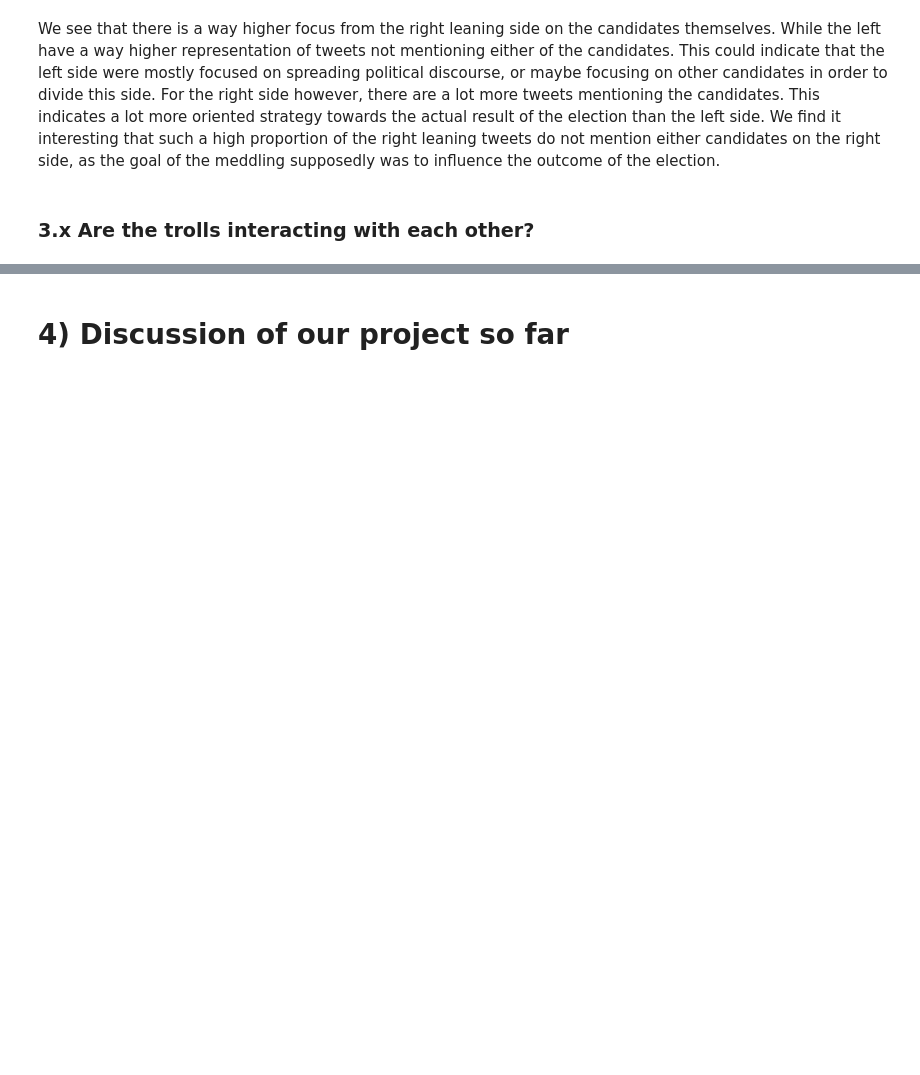
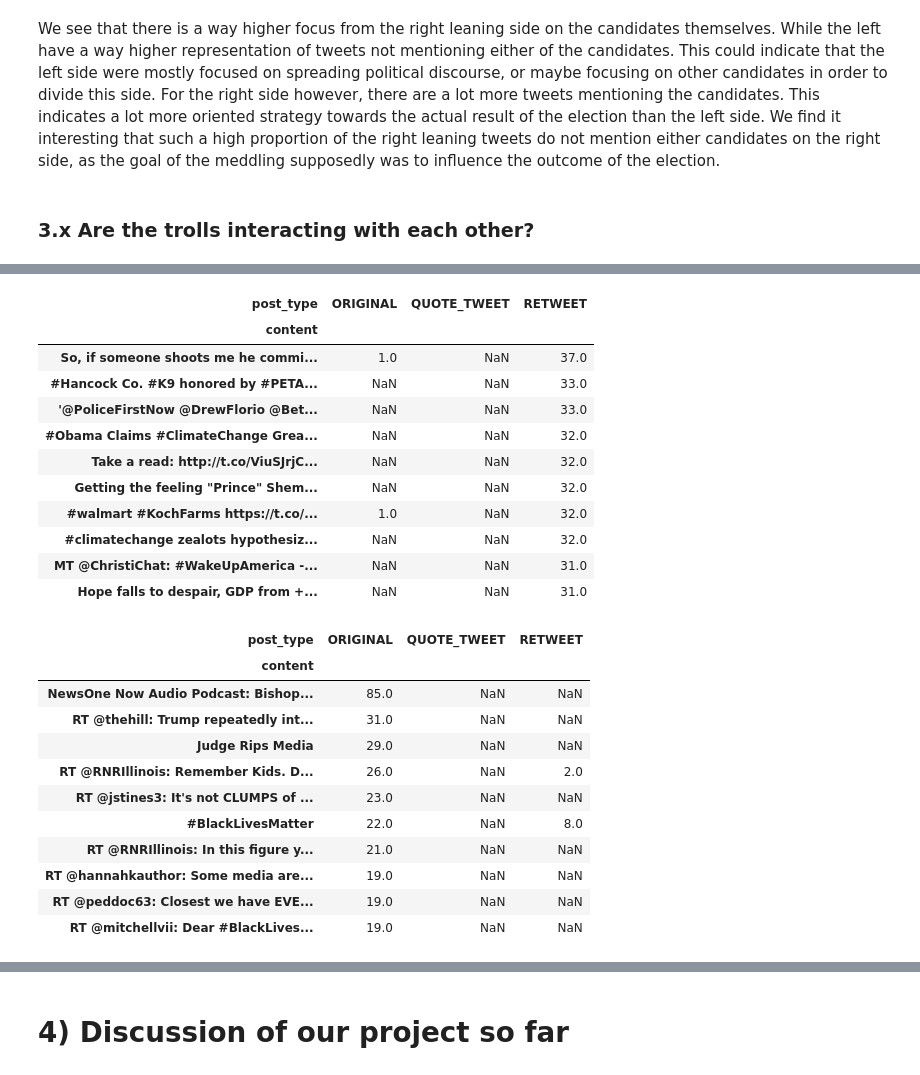
Before and after one commit to haakonms/ADAproject, a Jupyter notebook: Milestone2.ipynb, the cells around one changed output, grey strips where cells are left out. Saved outputs shown, nothing was run; the diff lists cells and outputs as text; code cells hidden in the pictures; blank space fills up the shorter version.

```diff
--- a/Milestone2.ipynb
+++ b/Milestone2.ipynb
@@ -637,0 +668,34 @@ We see that there is a way higher focus from the right leaning side on the candi
+# %%
+#Count of the same content based with post type on columns
+with_post_type = without_same_tweet_author.groupby(["content","post_type"]).size().to_frame().unstack(level=-1)
+with_post_type.columns = with_post_type.columns.droplevel()
+#sort by common retweet and display, then do same for original tweets
+with_post_type = with_post_type.sort_values("RETWEET",ascending=False)
+display(with_post_type.head(10))
+with_post_type = with_post_type.sort_values("ORIGINAL",ascending=False)
+display(with_post_type.head(10))
+# %% [output]
+| post_type | ORIGINAL | QUOTE_TWEET | RETWEET |
+| content |  |  |  |
+| So, if someone shoots me he commi... | 1.0 | NaN | 37.0 |
+| #Hancock Co. #K9 honored by #PETA... | NaN | NaN | 33.0 |
+| '@PoliceFirstNow @DrewFlorio @Bet... | NaN | NaN | 33.0 |
+| #Obama Claims #ClimateChange Grea... | NaN | NaN | 32.0 |
+| Take a read: http://t.co/ViuSJrjC... | NaN | NaN | 32.0 |
+| Getting the feeling "Prince" Shem... | NaN | NaN | 32.0 |
+| #walmart #KochFarms https://t.co/... | 1.0 | NaN | 32.0 |
+| #climatechange zealots hypothesiz... | NaN | NaN | 32.0 |
+| MT @ChristiChat: #WakeUpAmerica -... | NaN | NaN | 31.0 |
+| Hope falls to despair, GDP from +... | NaN | NaN | 31.0 |
+| post_type | ORIGINAL | QUOTE_TWEET | RETWEET |
+| content |  |  |  |
+| NewsOne Now Audio Podcast: Bishop... | 85.0 | NaN | NaN |
+| RT @thehill: Trump repeatedly int... | 31.0 | NaN | NaN |
+| Judge Rips Media | 29.0 | NaN | NaN |
+| RT @RNRIllinois: Remember Kids. D... | 26.0 | NaN | 2.0 |
+| RT @jstines3: It's not CLUMPS of ... | 23.0 | NaN | NaN |
+| #BlackLivesMatter | 22.0 | NaN | 8.0 |
+| RT @RNRIllinois: In this figure y... | 21.0 | NaN | NaN |
+| RT @hannahkauthor: Some media are... | 19.0 | NaN | NaN |
+| RT @peddoc63: Closest we have EVE... | 19.0 | NaN | NaN |
+| RT @mitchellvii: Dear #BlackLives... | 19.0 | NaN | NaN |
```
Also changed, not shown: parts of 9 cells of this notebook.
